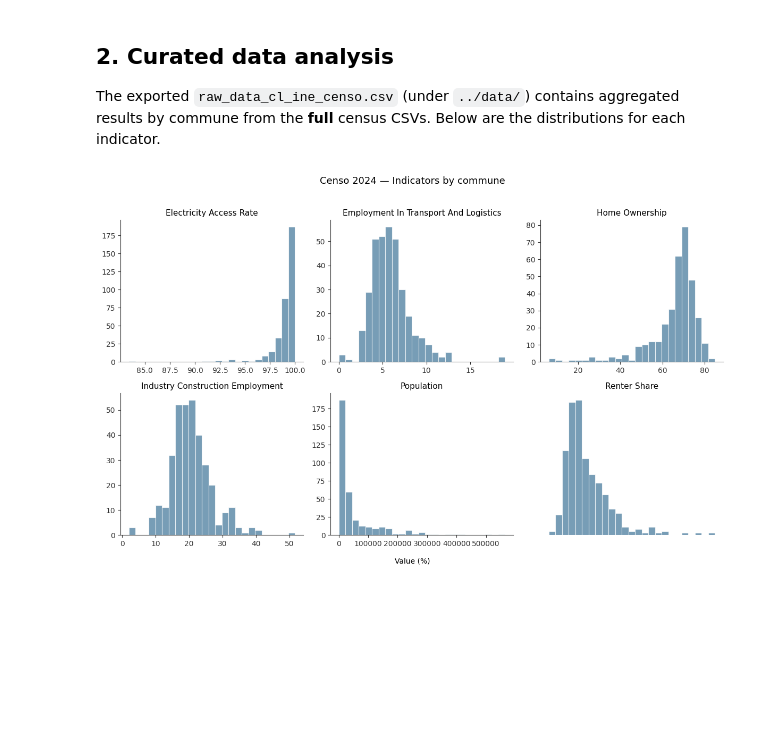
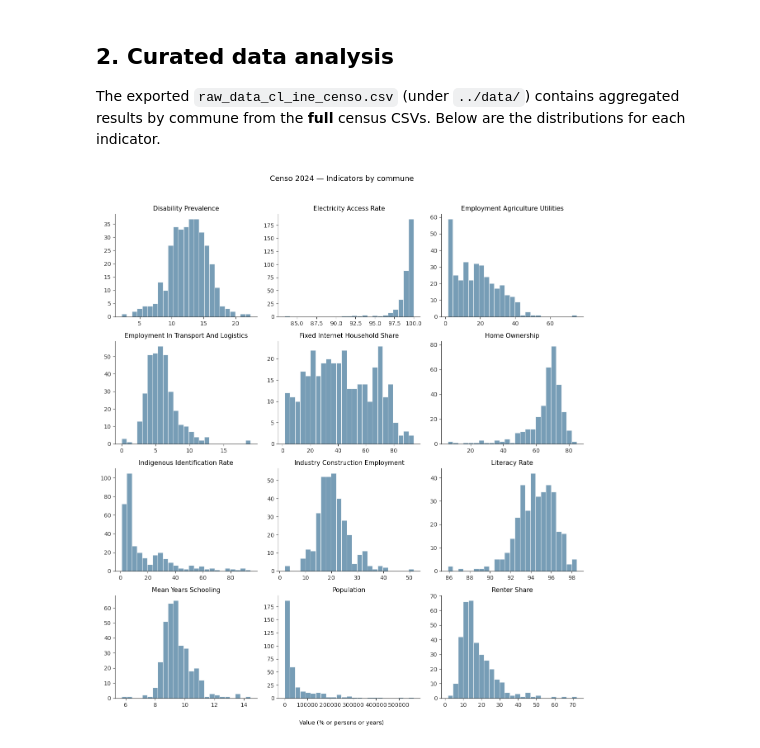
Before and after one commit to Open-Earth-Foundation/CityCatalyst-global-data, a Jupyter notebook: dataset-review/reviews/cl-ine/cl-ine-censo/releases/2024/notebook/exploration.ipynb, the cells around one changed output. Cells and saved outputs as stored; diff of their text form; code cells hidden in the pictures; blank space fills up the shorter version.

```diff
--- a/dataset-review/reviews/cl-ine/cl-ine-censo/releases/2024/notebook/exploration.ipynb
+++ b/dataset-review/reviews/cl-ine/cl-ine-censo/releases/2024/notebook/exploration.ipynb
@@ -156,43 +196,48 @@ df.to_csv("../data/raw_data_cl_ine_censo.csv", index=False)
 
 The exported `raw_data_cl_ine_censo.csv` (under `../data/`) contains aggregated results by commune from the **full** census CSVs. Below are the distributions for each indicator.
 # %%
+import math
+
+import numpy as np
 import pandas as pd
 import matplotlib.pyplot as plt
 
 df = pd.read_csv("../data/raw_data_cl_ine_censo.csv")
 
 # Minimal style
 plt.rcParams.update({
     "figure.facecolor": "white",
     "axes.facecolor": "white",
     "axes.edgecolor": "#333",
     "axes.linewidth": 0.8,
     "grid.color": "#e0e0e0",
     "grid.alpha": 0.7,
     "xtick.color": "#333",
     "ytick.color": "#333",
     "font.size": 10,
 })
 
-fig, axes = plt.subplots(2, 3, figsize=(12, 7))
-axes = axes.flatten()
-
-for i, attr in enumerate(df["attribute_type"].unique()):
+attrs = sorted(df["attribute_type"].unique())
+ncols = 3
+nrows = math.ceil(len(attrs) / ncols)
+fig, axes = plt.subplots(nrows, ncols, figsize=(12, 3.2 * nrows))
+axes = np.atleast_1d(axes).ravel()
+for i, attr in enumerate(attrs):
     ax = axes[i]
     data = df.loc[df["attribute_type"] == attr, "attribute_value"]
     ax.hist(data, bins=25, color="#4a7c9e", alpha=0.75, edgecolor="white", linewidth=0.8)
     ax.set_title(attr.replace("_", " ").title(), fontsize=11)
     ax.set_xlabel("")
     ax.set_ylabel("")
     ax.yaxis.set_major_formatter(plt.FuncFormatter(lambda x, _: f"{int(x)}"))
     ax.spines["top"].set_visible(False)
     ax.spines["right"].set_visible(False)
-
-axes[-1].axis("off")
+for j in range(len(attrs), len(axes)):
+    axes[j].axis("off")
 
 fig.suptitle("Censo 2024 — Indicators by commune", fontsize=13, y=1.02)
-fig.text(0.5, -0.02, "Value (%)", ha="center", fontsize=10)
+fig.text(0.5, -0.02, "Value (% or persons or years)", ha="center", fontsize=10)
 plt.tight_layout()
 plt.show()
 # %% [output]
-[figure, old version]
+[figure, new version]
```
Also changed, not shown: parts of 3 cells of this notebook, 19 other files.
